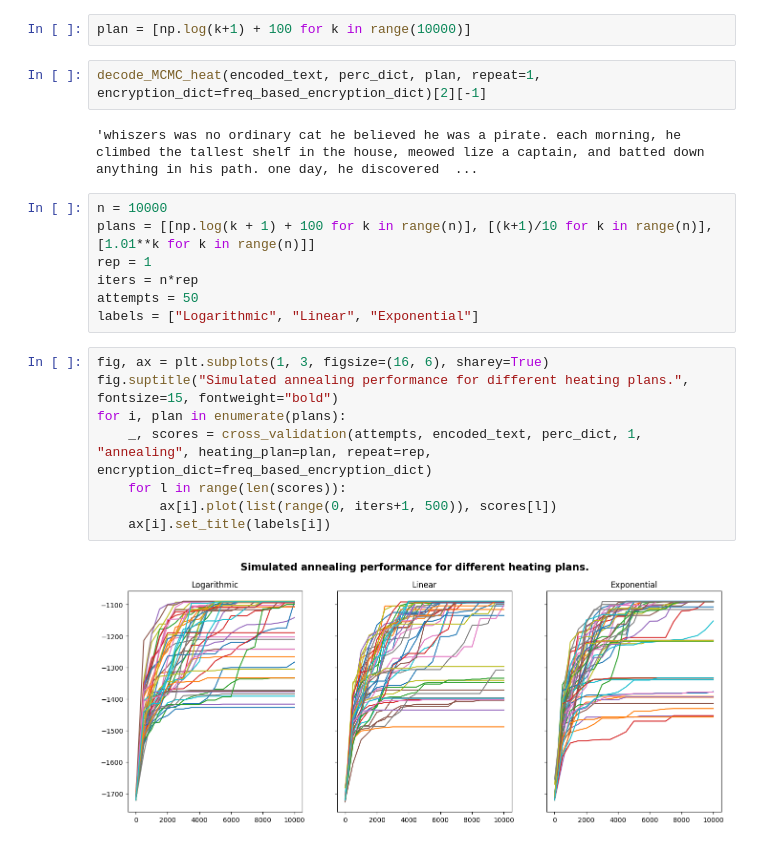
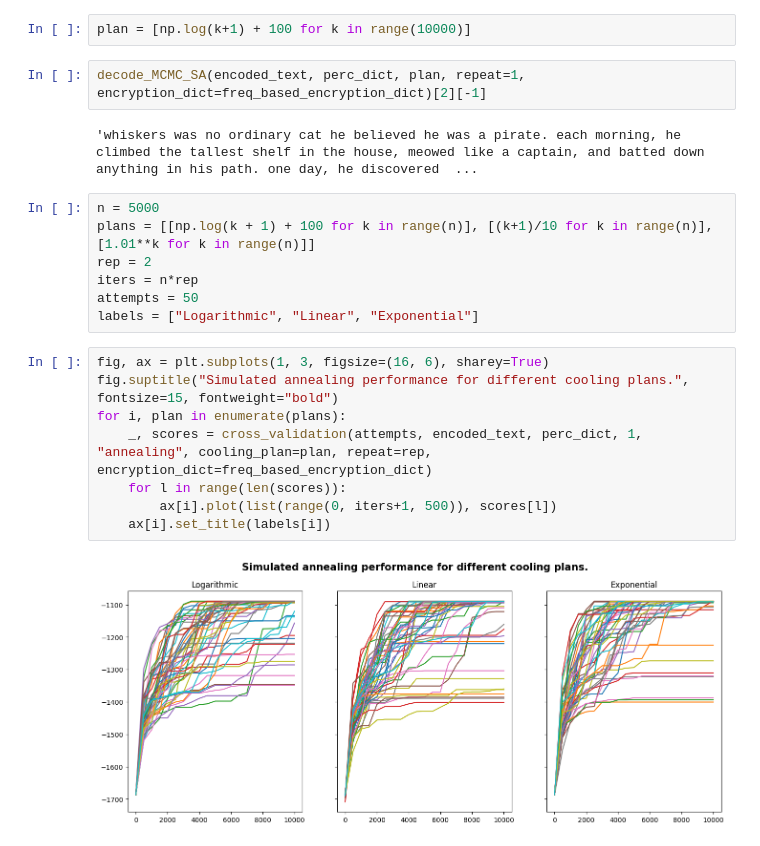
Before and after one commit to vecel/mcmc-decipher, a Jupyter notebook: notebooks/simulated_annealing_example.ipynb, the cells around one changed output. Saved outputs shown, nothing was run; the diff lists cells and outputs as text.

```diff
--- a/notebooks/simulated_annealing_example.ipynb
+++ b/notebooks/simulated_annealing_example.ipynb
@@ -29,26 +29,26 @@ freq_based_encryption_dict = {corpus_letters[i]: text_letters[i] for i in range(
 # %%
 plan = [np.log(k+1) + 100 for k in range(10000)]
 # %%
-decode_MCMC_heat(encoded_text, perc_dict, plan, repeat=1, encryption_dict=freq_based_encryption_dict)[2][-1]
+decode_MCMC_SA(encoded_text, perc_dict, plan, repeat=1, encryption_dict=freq_based_encryption_dict)[2][-1]
 # %% [output]
-'whiszers was no ordinary cat he believed he was a pirate. each morning, he climbed the tallest shelf in the house, meowed lize a captain, and batted down anything in his path. one day, he discovered  ...
+'whiskers was no ordinary cat he believed he was a pirate. each morning, he climbed the tallest shelf in the house, meowed like a captain, and batted down anything in his path. one day, he discovered  ...
 # %%
-n = 10000
+n = 5000
 plans = [[np.log(k + 1) + 100 for k in range(n)], [(k+1)/10 for k in range(n)], [1.01**k for k in range(n)]]
-rep = 1
+rep = 2
 iters = n*rep
 attempts = 50
 labels = ["Logarithmic", "Linear", "Exponential"]
 # %%
 fig, ax = plt.subplots(1, 3, figsize=(16, 6), sharey=True)
-fig.suptitle("Simulated annealing performance for different heating plans.", fontsize=15, fontweight="bold")
+fig.suptitle("Simulated annealing performance for different cooling plans.", fontsize=15, fontweight="bold")
 for i, plan in enumerate(plans):
-    _, scores = cross_validation(attempts, encoded_text, perc_dict, 1, "annealing", heating_plan=plan, repeat=rep, encryption_dict=freq_based_encryption_dict)
+    _, scores = cross_validation(attempts, encoded_text, perc_dict, 1, "annealing", cooling_plan=plan, repeat=rep, encryption_dict=freq_based_encryption_dict)
     for l in range(len(scores)):
         ax[i].plot(list(range(0, iters+1, 500)), scores[l])
     ax[i].set_title(labels[i])
 # %% [output]
-[figure, old version]
+[figure, new version]
 # %%
 n = 5000
 rep = 2
```
Also changed, not shown: parts of 2 cells of this notebook.
